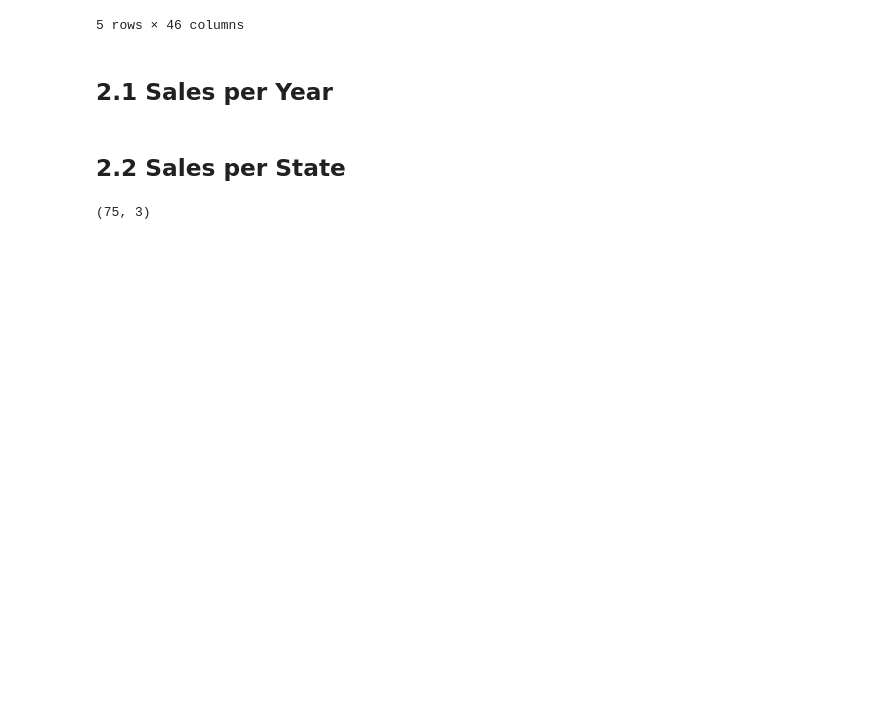
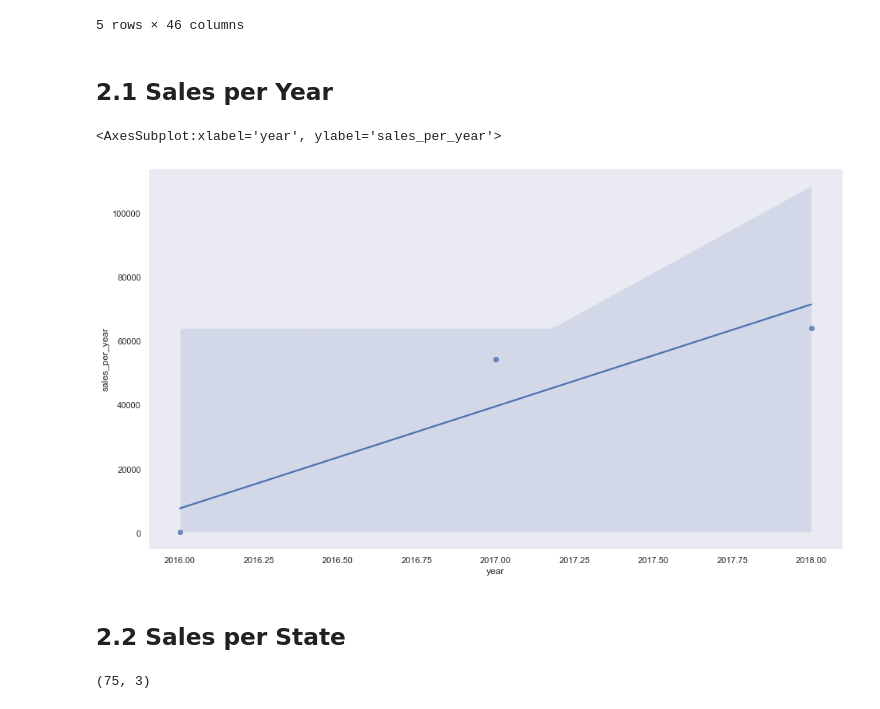
Before and after one commit to joaovictordesouzaduarte/capacitacao_limfie, a Jupyter notebook: codigo/explory_data.ipynb, the cells around one changed output. Saved outputs shown, nothing was run; the diff lists cells and outputs as text; code cells hidden in the pictures; blank space fills up the shorter version.

Commit message:
commit_graphs

```diff
--- a/codigo/explory_data.ipynb
+++ b/codigo/explory_data.ipynb
@@ -191,6 +211,12 @@ df_aux = df2.loc[df2['order_status'] == 'delivered', :]
 sales_per_year = df2[['order_approved_at', 'year']].groupby('year').count().reset_index().rename(columns={'order_approved_at': 'sales_per_year'})
 fig = px.bar(sales_per_year, x = 'year', y = 'sales_per_year', title = 'Order status')
 fig.show()
+# %%
+#Há tendÊncia?
+sns.regplot(x = 'year', y ='sales_per_year', data = sales_per_year)
+# %% [output]
+<AxesSubplot:xlabel='year', ylabel='sales_per_year'>
+[figure, added]
 # %% [markdown]
 ## **2.2 Sales per State**
 # %%
```
Also changed, not shown: parts of 18 cells of this notebook.
